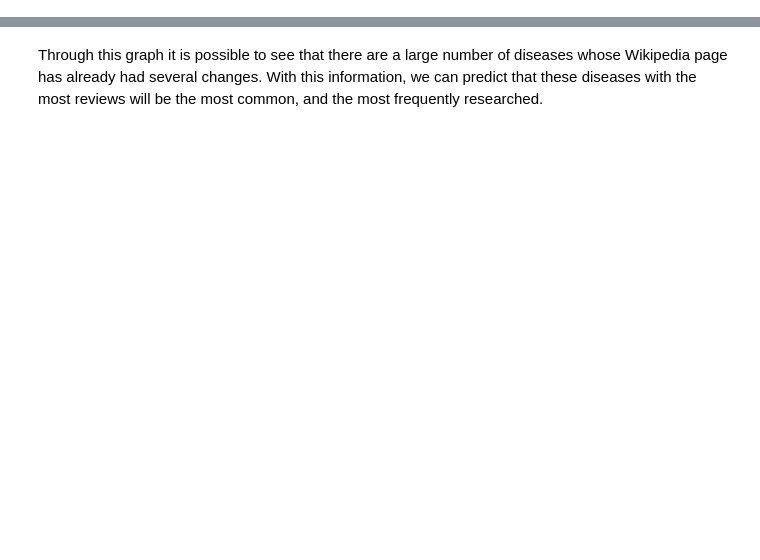
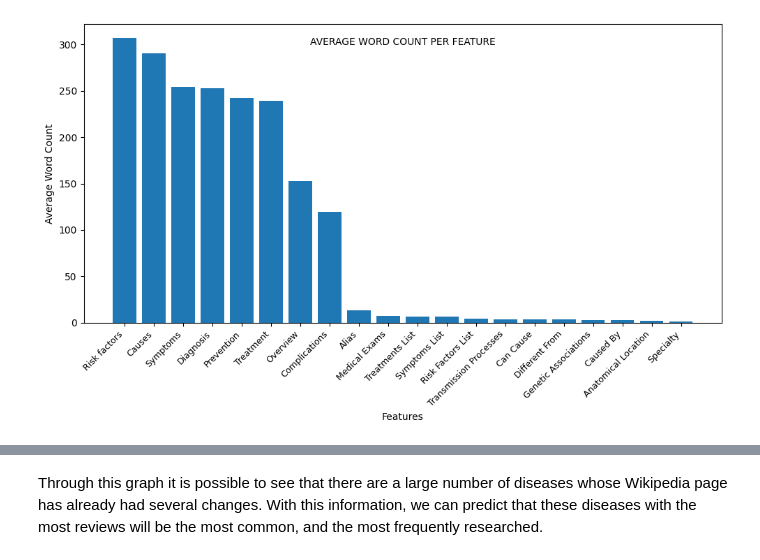
Before and after one commit to ritaleite03/FEUP-MEIC-PRI, a Jupyter notebook: project_1/analysis.ipynb, the cells around one changed output, grey strips where cells are left out. Cells and saved outputs as stored; diff of their text form; code cells hidden in the pictures; blank space fills up the shorter version.

```diff
--- a/project_1/analysis.ipynb
+++ b/project_1/analysis.ipynb
@@ -97,0 +72,27 @@ plt.show()
+# %%
+# Número médio de palavras por feature
+
+indices_to_exclude = ['Total Revisions', 'Last Revision Date']
+data_string = data.drop(index=indices_to_exclude, errors='ignore')
+
+def mean_word_count(entry):
+    strings = entry.dropna().astype(str)
+    word_counts = strings.apply(lambda x: len(x.split()))
+    return word_counts.mean()
+
+mean_word_count_per_entry = data_string.apply(mean_word_count, axis=1)
+mean_word_count_per_entry = mean_word_count_per_entry[mean_word_count_per_entry.notna()]
+if mean_word_count_per_entry.empty:
+    print("There are no valid word counts in any entry.")
+else:
+    mean_word_count_per_entry = mean_word_count_per_entry.sort_values(ascending=False)
+    plt.figure(figsize=(10, 6))
+    bars = plt.bar(mean_word_count_per_entry.index, mean_word_count_per_entry)
+    plt.title("AVERAGE WORD COUNT PER FEATURE", fontsize=10, y=0.91)
+    plt.xlabel("Features", fontsize=10)
+    plt.ylabel("Average Word Count", fontsize=10)
+    plt.xticks(rotation=45, ha='right', fontsize=9)
+    plt.tight_layout()
+    plt.show()
+# %% [output]
+[figure, added]
```
Also changed, not shown: parts of 17 cells of this notebook, 2 other files.
